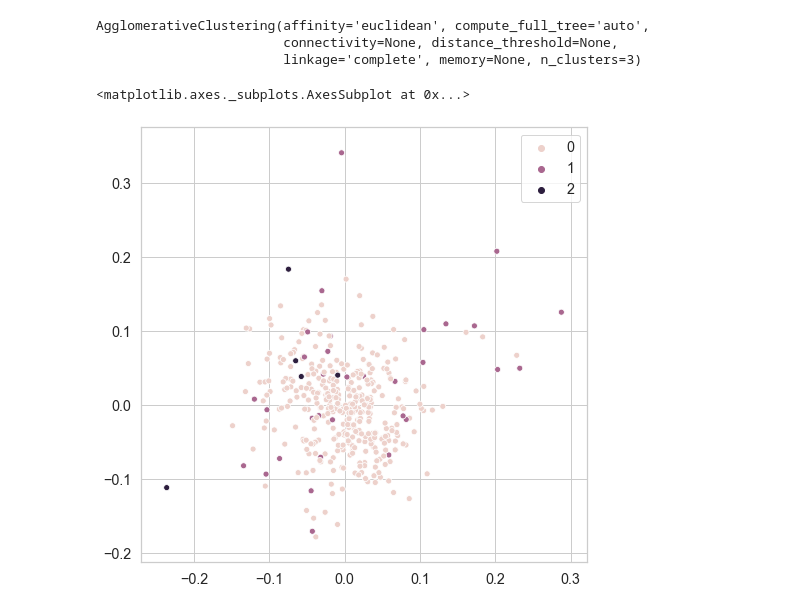
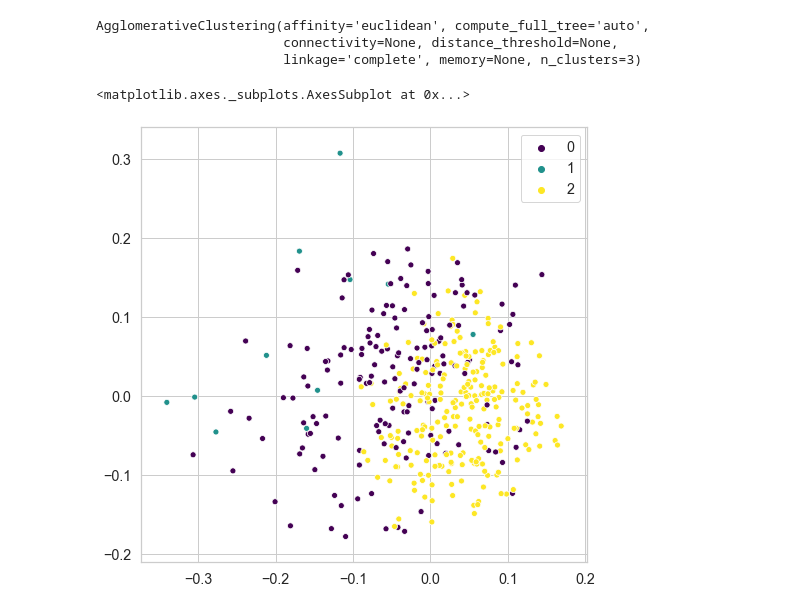
Before and after one commit to jRicciL/CDK2_notebooks, a Jupyter notebook: 6_Machine_Learning_Models/5_Conformational_Selection.ipynb, the cells around one changed output. Cells and saved outputs as stored; diff of their text form; code cells hidden in the pictures.

```diff
--- a/6_Machine_Learning_Models/5_Conformational_Selection.ipynb
+++ b/6_Machine_Learning_Models/5_Conformational_Selection.ipynb
@@ -24,9 +24,9 @@ df_test = scores_dic['CSAR']['Dk_sc']['X']
 # %%
 # Get the correlation matrix
 # Pearson
-corr_n_pear = df_test.corr()
-corr_r_pear = df_test.rank(axis=0).corr()
+corr_pear = df_test.corr()
 # Spearman
-corr_n_spear = df_test.corr(method = 'spearman')
-corr_r_spear = df_test.rank(axis=0).corr(method = 'spearman')
+corr_spear = df_test.corr(method = 'spearman')
+# kendall
+corr_kendall = df_test.corr(method = 'kendall')
 # %%
@@ -61,7 +153,7 @@ from sklearn.cluster import AgglomerativeClustering
 hc_corr = AgglomerativeClustering(n_clusters = 3,
                                   #distance_threshold = 0,
                                   linkage = 'complete')
-hc_corr.fit(corr_r_spear)
+hc_corr.fit(corr_kendall)
 # %% [output]
 AgglomerativeClustering(affinity='euclidean', compute_full_tree='auto',
                         connectivity=None, distance_threshold=None,
@@ -72,14 +164,14 @@ k3_labels = hc_corr.labels_
 # %%
 # Convert to a distance matrix
 from modules.MDS import cMDS
 
-dist_corr = 1 - corr_r_spear
+dist_corr = 1 - corr_kendall
 
 mds_corr = cMDS(dist_corr)
 
 # Plt the cMDS
 fig = plt.figure(figsize = (8,8))
-sns.scatterplot(x = mds_corr[0][2], y = mds_corr[0][1], hue= k3_labels, cmap = 'viridis')
+sns.scatterplot(x = mds_corr[0][0], y = mds_corr[0][1], hue= k3_labels, palette = 'viridis')
 # %% [output]
 <matplotlib.axes._subplots.AxesSubplot at 0x...>
-[figure, old version]
+[figure, new version]
```
Also changed, not shown: parts of 10 cells of this notebook.
